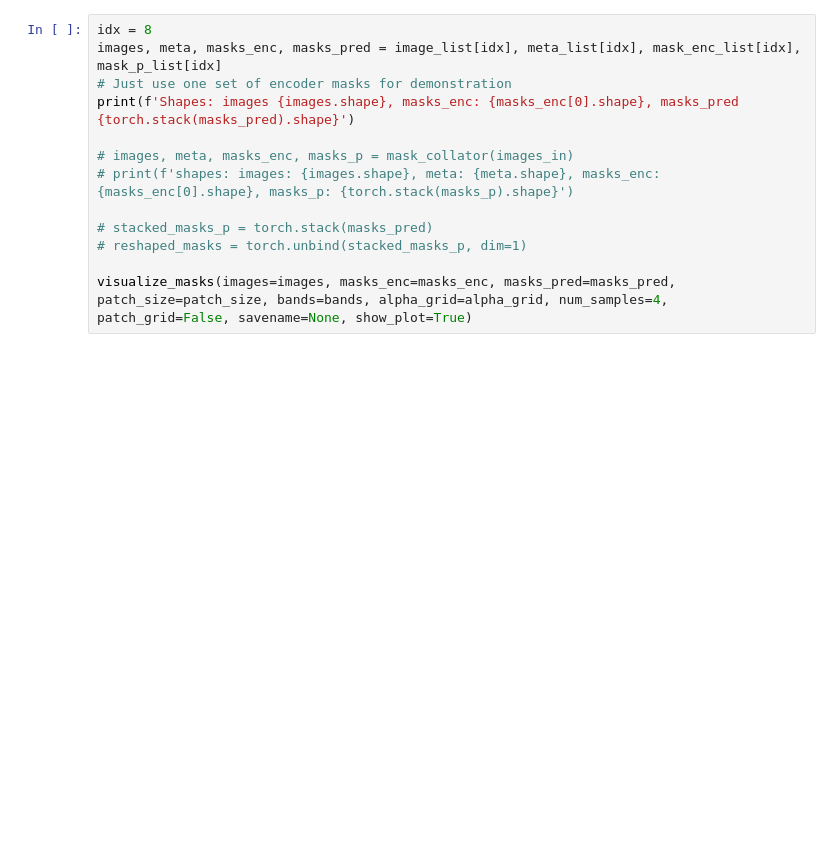
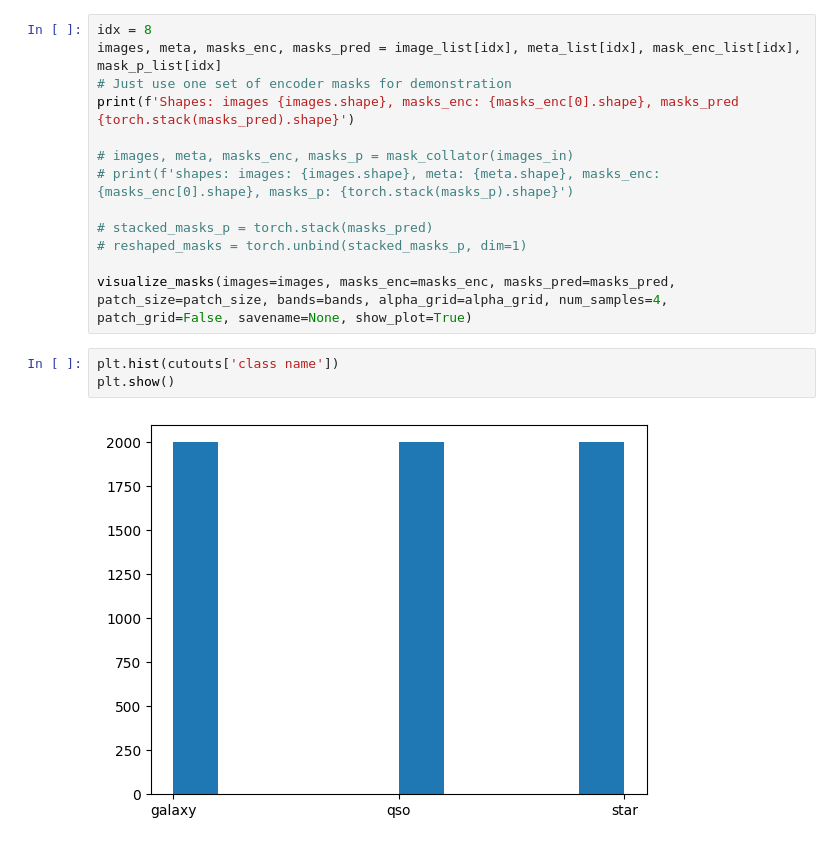
Before and after one commit to teaghan/sky_embeddings, a Jupyter notebook: notebooks/JEPA_dev.ipynb, the cells around one changed output. Drawn from its saved outputs; the diff is of its cells as text; blank space fills up the shorter version.

```diff
--- a/notebooks/JEPA_dev.ipynb
+++ b/notebooks/JEPA_dev.ipynb
@@ -582,3 +582,8 @@ print(f'Shapes: images {images.shape}, masks_enc: {masks_enc[0].shape}, masks_pr
 # reshaped_masks = torch.unbind(stacked_masks_p, dim=1)
 
 visualize_masks(images=images, masks_enc=masks_enc, masks_pred=masks_pred, patch_size=patch_size, bands=bands, alpha_grid=alpha_grid, num_samples=4, patch_grid=False, savename=None, show_plot=True)
+# %%
+plt.hist(cutouts['class name'])
+plt.show()
+# %% [output]
+[figure, added]
```
Also changed, not shown: parts of 1 cell of this notebook, 3 other files.
